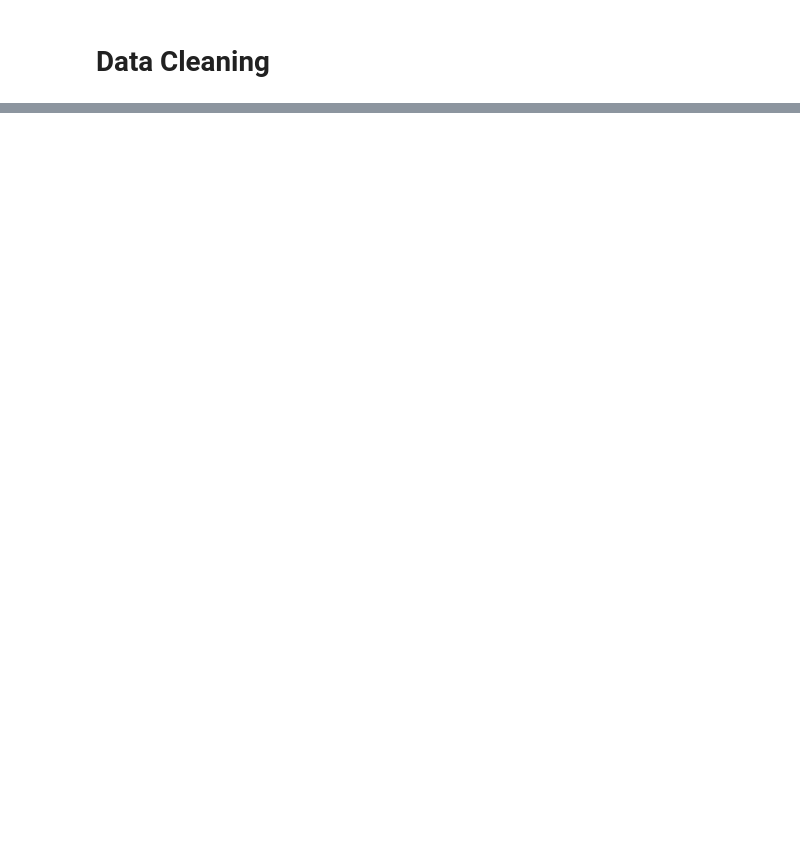
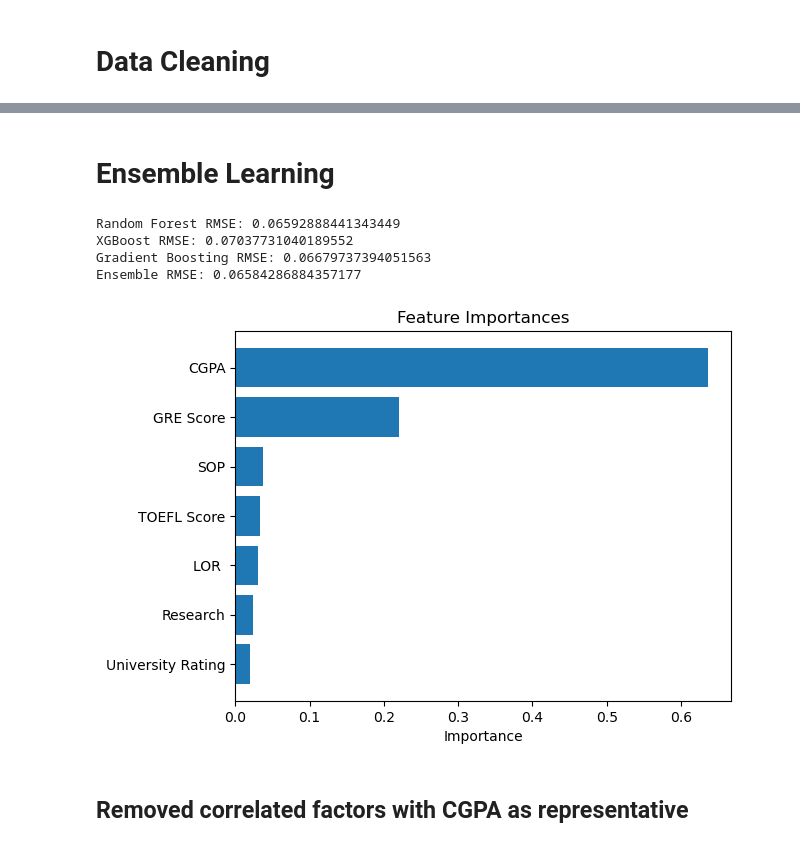
Before and after one commit to JiahuaS/STAT4185_Final_Project, a Jupyter notebook: Ensemble_Learning_College_Admission_Chance_Project.ipynb, the cells around one changed output, grey strips where cells are left out. Drawn from its saved outputs; the diff is of its cells as text; code cells hidden in the pictures; blank space fills up the shorter version.

```diff
--- a/Ensemble_Learning_College_Admission_Chance_Project.ipynb
+++ b/Ensemble_Learning_College_Admission_Chance_Project.ipynb
@@ -124,0 +473,76 @@ sns.swarmplot(x = data['Research'], y = data['Chance of Admit '])
+# %% [markdown]
+# Ensemble Learning
+# %%
+# Split the data
+X = data.iloc[:, :-1]
+y = data.iloc[:, -1]
+X_train, X_test, y_train, y_test = train_test_split(X, y, test_size=0.2, random_state=42)
+
+# Training and Evaluating 1
+rf = RandomForestRegressor(n_estimators=100, random_state=42)
+rf.fit(X_train, y_train)
+rf_pred = rf.predict(X_test)
+rf_rmse = np.sqrt(mean_squared_error(y_test, rf_pred))
+print("Random Forest RMSE:", rf_rmse)
+
+# Training and Evaluating 2
+xgb = XGBRegressor(n_estimators=100, random_state=42)
+xgb.fit(X_train, y_train)
+xgb_pred = xgb.predict(X_test)
+xgb_rmse = np.sqrt(mean_squared_error(y_test, xgb_pred))
+print("XGBoost RMSE:", xgb_rmse)
+
+# Training and Evaluating 3
+gb = GradientBoostingRegressor(n_estimators=100, random_state=42)
+gb.fit(X_train, y_train)
+gb_pred = gb.predict(X_test)
+gb_rmse = np.sqrt(mean_squared_error(y_test, gb_pred))
+print("Gradient Boosting RMSE:", gb_rmse)
+
+# Ensemble the models using a weighted average
+ensemble_pred = (0.9 * rf_pred + 0.05 * xgb_pred + 0.05 * gb_pred)
+ensemble_rmse = np.sqrt(mean_squared_error(y_test, ensemble_pred))
+print("Ensemble RMSE:", ensemble_rmse)
+# %% [output]
+Random Forest RMSE: 0.06592888441343449
+XGBoost RMSE: 0.07037731040189552
+Gradient Boosting RMSE: 0.06679737394051563
+Ensemble RMSE: 0.06584286884357177
+# %%
+# Split the data
+X = data.iloc[:, :-1]
+y = data.iloc[:, -1]
+X_train, X_test, y_train, y_test = train_test_split(X, y, test_size=0.2, random_state=42)
+
+# Train multiple models
+models = []
+models.append(('RandomForest', RandomForestRegressor(random_state=42)))
+models.append(('XGB', XGBRegressor(random_state=42)))
+models.append(('GBDT', GradientBoostingRegressor(random_state=42)))
+
+# Fit the models
+for name, model in models:
+    model.fit(X_train, y_train)
+
+# Feature importances
+feature_importances = np.zeros((len(models), len(X_train.columns)))
+for i, (name, model) in enumerate(models):
+    feature_importances[i] = model.feature_importances_
+
+mean_importances = np.mean(feature_importances, axis=0)
+
+
+# Plot the feature importances
+feature_names = X_train.columns
+sorted_idx = mean_importances.argsort()
+
+plt.barh(range(len(sorted_idx)), mean_importances[sorted_idx])
+plt.yticks(range(len(sorted_idx)), feature_names[sorted_idx])
+plt.xlabel('Importance')
+plt.title('Feature Importances')
+
+plt.show()
+# %% [output]
+[figure, added]
+# %% [markdown]
+## Removed correlated factors with CGPA as representative
```
Also changed, not shown: parts of 63 cells of this notebook, 4 other files.
